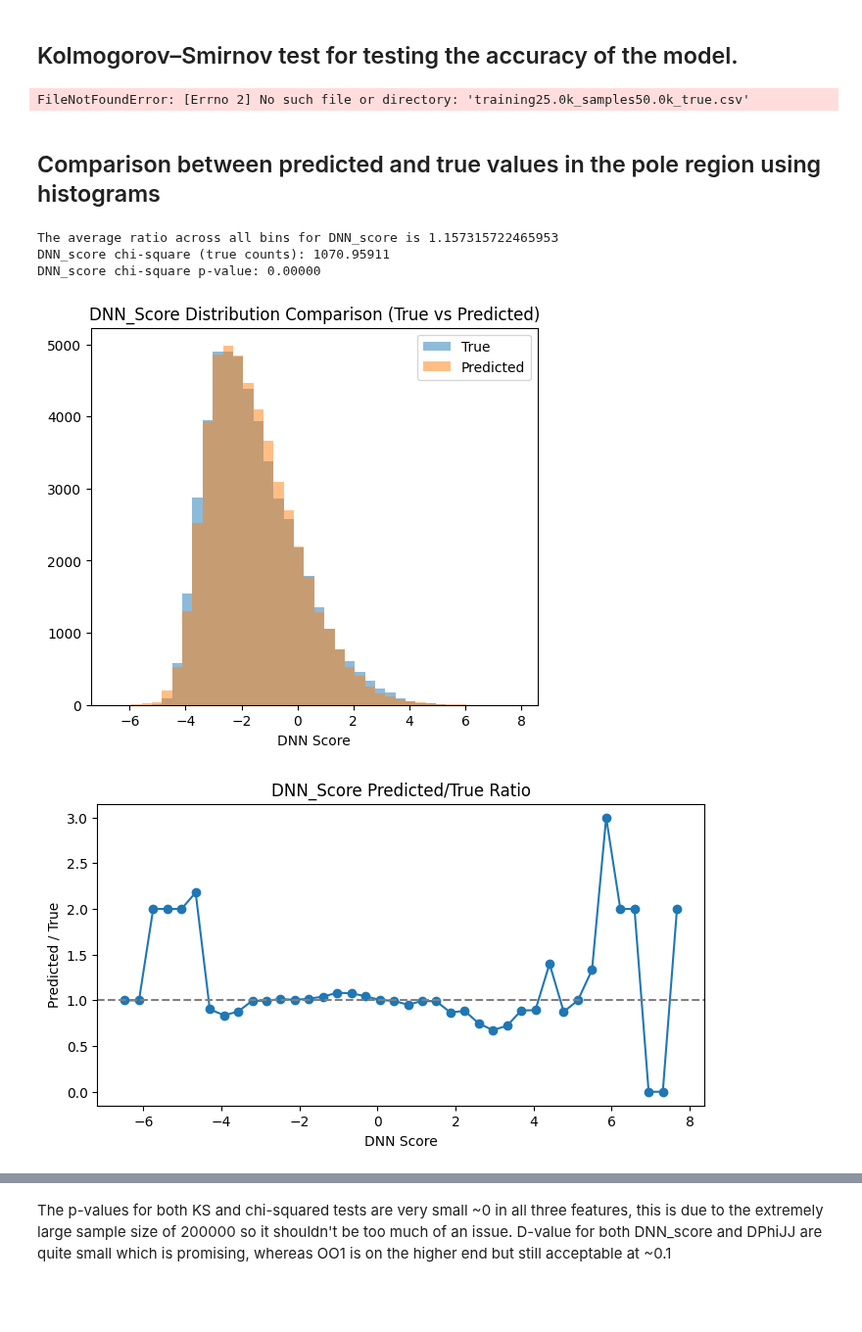
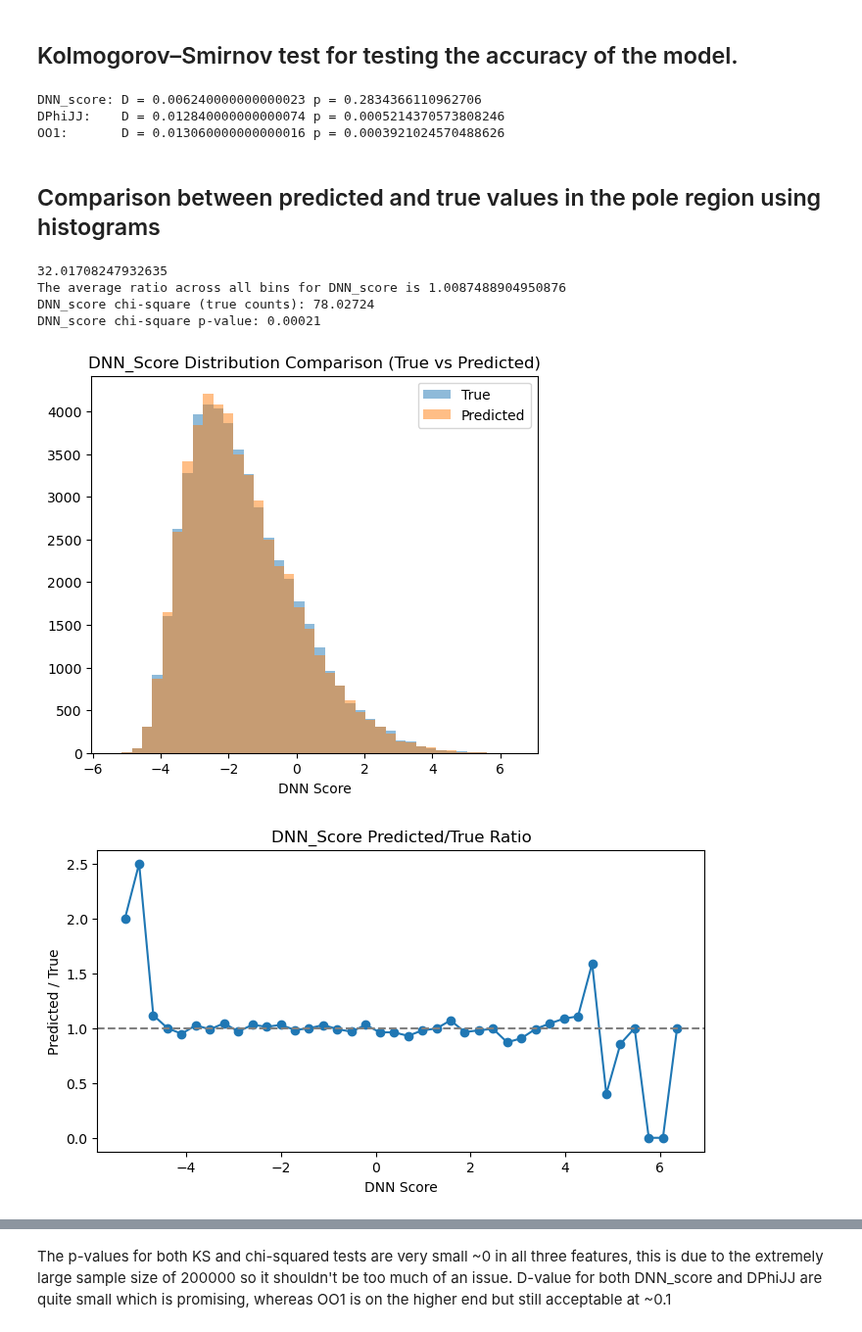
Before and after one commit to Pigwiggy/senior-honours-project, a Jupyter notebook: multifeature_flow-matching2.0.ipynb, the cells around one changed output, grey strips where cells are left out. Shown at 98% size. Saved outputs shown, nothing was run; the diff lists cells and outputs as text; code cells hidden in the pictures; blank space fills up the shorter version.

```diff
--- a/multifeature_flow-matching2.0.ipynb
+++ b/multifeature_flow-matching2.0.ipynb
@@ -435,8 +435,8 @@ csv2.to_csv(f'data_dump/sampled_data/training{training_steps/1000}k_samples{samp
 from scipy.stats import ks_2samp
 
 # Remove comment #s and replace the file paths with desired data to perform statistical analysis
-true_points_pole = pd.read_csv('data_dump/sampled_data/training3000.0k_samples50.0k_true.csv')
-pred_points_pole = pd.read_csv('data_dump/sampled_data/training3000.0k_samples50.0k_predicted.csv')
+true_points_pole = pd.read_csv('data_dump/sampled_data/training25.0k_samples50.0k_true.csv')
+pred_points_pole = pd.read_csv('data_dump/sampled_data/training25.0k_samples50.0k_predicted.csv')
 
 real_dnn = true_points_pole['DNN_score'].to_numpy()
 model_dnn = pred_points_pole['DNN_score'].to_numpy()
@@ -454,7 +454,9 @@ print("DNN_score: D =", D_dnn, "p =", p_dnn)
 print("DPhiJJ:    D =", D_dphi, "p =", p_dphi)
 print("OO1:       D =", D_oo1, "p =", p_oo1)
 # %% [output]
-FileNotFoundError: [Errno 2] No such file or directory: 'training25.0k_samples50.0k_true.csv'
+DNN_score: D = 0.006240000000000023 p = 0.2834366110962706
+DPhiJJ:    D = 0.012840000000000074 p = 0.0005214370573808246
+OO1:       D = 0.013060000000000016 p = 0.0003921024570488626
 # %% [markdown]
 ## Comparison between predicted and true values in the pole region using histograms
 # %%
@@ -469,48 +471,55 @@ DNN_num_bins = 40
 DNN_bin_edges = np.histogram_bin_edges(np.concatenate([DNN_true_vals, DNN_pred_vals]), bins=DNN_num_bins)
 DNN_true_counts = np.histogram(DNN_true_vals, bins=DNN_bin_edges)[0]
 DNN_pred_counts = np.histogram(DNN_pred_vals, bins=DNN_bin_edges)[0]
-DNN_ratio = DNN_pred_counts / np.maximum(DNN_true_counts, 1)
 
 
+DNN_raw_ratio = DNN_pred_counts / np.maximum(DNN_true_counts, 1)
+DNN_ratio_score = np.sum(np.abs(np.log(DNN_raw_ratio + 1e-6)))
+print(DNN_ratio_score)
+
+
+DNN_ratio = DNN_pred_counts / np.maximum(DNN_true_counts, 1)
 # Addressing the issue of very large ratios in some bins by capping the ratio at a reasonable value (e.g., 2)
 for i in range(len(DNN_ratio)):
-    if DNN_ratio[i] > 5:
-        DNN_ratio[i] = 2
+    if DNN_ratio[i] > 3:
+        DNN_ratio[i] = 3
+
 
 print(f"The average ratio across all bins for DNN_score is {np.mean(DNN_ratio)}")
 
 # Using chi-square test to compare the predicted and true counts in each bin of the DNN_score distribution
 DNN_chi_square = np.sum((DNN_pred_counts - DNN_true_counts)**2 / np.maximum(DNN_true_counts, 1))
 print(f"DNN_score chi-square (true counts): {DNN_chi_square:.5f}")
 p_value = 1 - stats.chi2.cdf(DNN_chi_square, df=DNN_num_bins-1)
 print(f"DNN_score chi-square p-value: {p_value:.5f}")
 
 # Bin centers for plotting
 DNN_bin_centers = 0.5 * (DNN_bin_edges[:-1] + DNN_bin_edges[1:])
 
 plt.figure(1, figsize=(20, 5))
 plt.subplot(1, 3, 1)
 plt.hist(DNN_true_df, bins=DNN_bin_edges, alpha=0.5, label='True')
 plt.hist(DNN_pred_df, bins=DNN_bin_edges, alpha=0.5, label='Predicted')
 plt.xlabel('DNN Score')
 plt.title('DNN_Score Distribution Comparison (True vs Predicted)')
 plt.legend()
 plt.savefig('graphs/DNN_score_comparison.png')
 
 plt.figure(figsize=(8, 4))
 plt.plot(DNN_bin_centers, DNN_ratio, marker='o')
 plt.axhline(1.0, color='gray', linestyle='--')
 plt.xlabel('DNN Score')
 plt.ylabel('Predicted / True')
 plt.title('DNN_Score Predicted/True Ratio')
 plt.savefig('graphs/DNN_score_ratio.png')
 plt.show()
 # %% [output]
-The average ratio across all bins for DNN_score is 1.157315722465953
-DNN_score chi-square (true counts): 1070.95911
-DNN_score chi-square p-value: 0.00000
+32.01708247932635
+The average ratio across all bins for DNN_score is 1.0087488904950876
+DNN_score chi-square (true counts): 78.02724
+DNN_score chi-square p-value: 0.00021
-[figure, old version]
+[figure, new version]
-[figure, old version]
+[figure, new version]
 # %%
 # OO1 distribution
 OO1_true_df = np.sort(true_points_pole[['OO1']].to_numpy())
```
Also changed, not shown: parts of 2 cells of this notebook.
